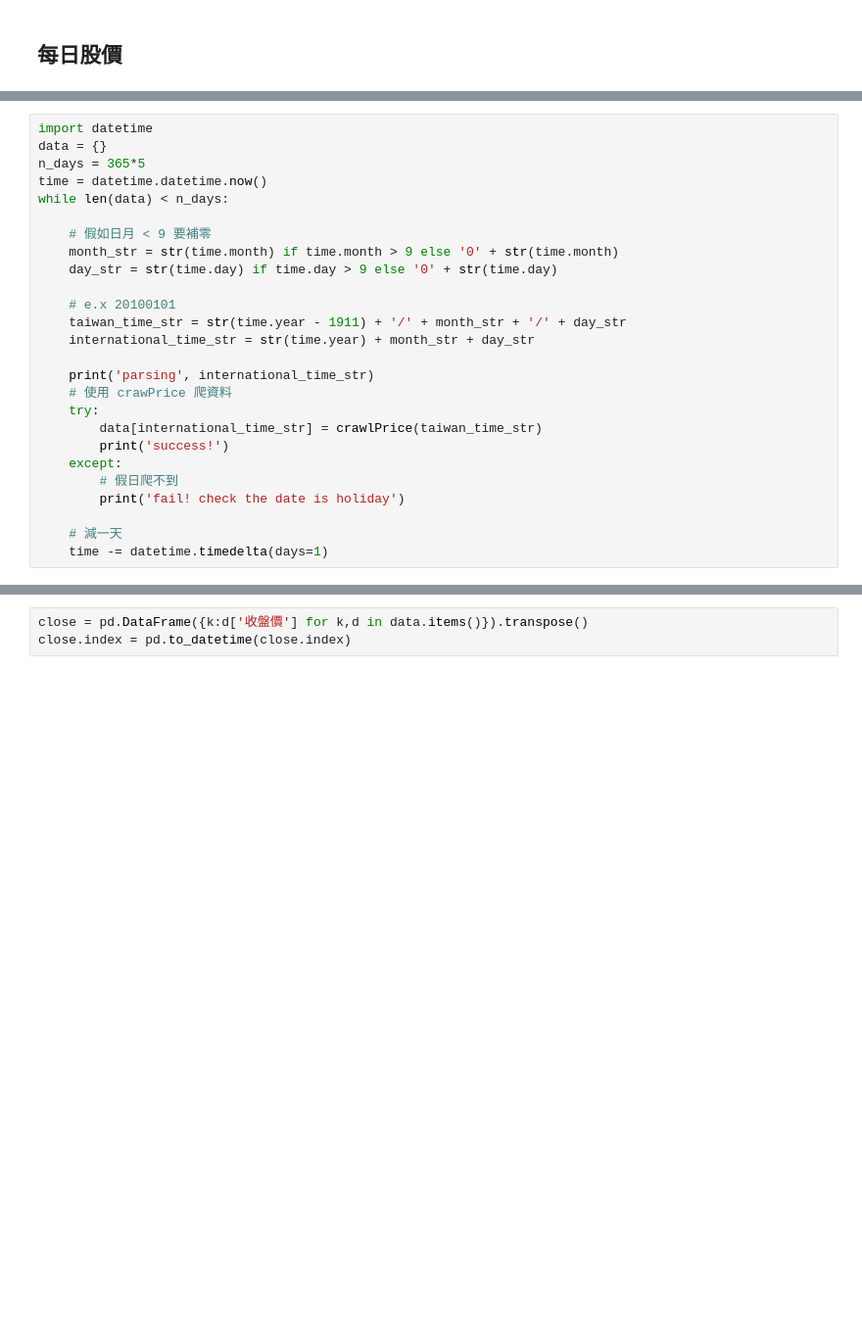
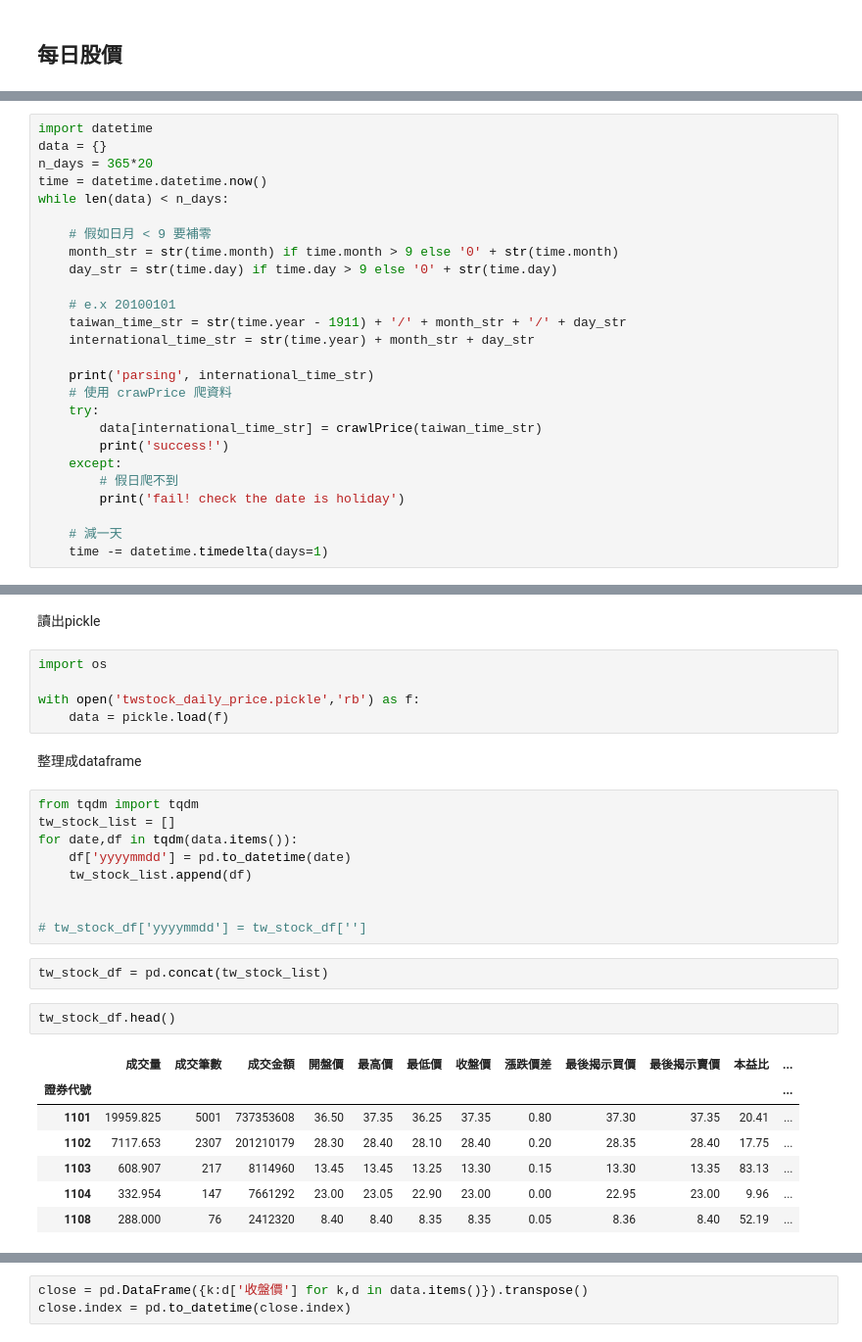
Before and after one commit to ihongChen/StockLab, a Jupyter notebook: twse_analysis.ipynb, the cells around one changed output, grey strips where cells are left out. Shown: that part at 98% size. Saved outputs shown, nothing was run; the diff lists cells and outputs as text; blank space fills up the shorter version.

```diff
--- a/twse_analysis.ipynb
+++ b/twse_analysis.ipynb
@@ -336,7 +347,7 @@ def crawlPrice(date):
 # %%
 import datetime
 data = {}
-n_days = 365*5
+n_days = 365*20
 time = datetime.datetime.now()
 while len(data) < n_days:
 
@@ -379,0 +398,30 @@ success!
+# %% [markdown]
+讀出pickle
+# %%
+import os
+
+with open('twstock_daily_price.pickle','rb') as f:
+    data = pickle.load(f)
+# %% [markdown]
+整理成dataframe
+# %%
+from tqdm import tqdm
+tw_stock_list = []
+for date,df in tqdm(data.items()):
+    df['yyyymmdd'] = pd.to_datetime(date)
+    tw_stock_list.append(df)
+
+
+# tw_stock_df['yyyymmdd'] = tw_stock_df['']
+# %%
+tw_stock_df = pd.concat(tw_stock_list)
+# %%
+tw_stock_df.head()
+# %% [output]
+|  | 成交量 | 成交筆數 | 成交金額 | 開盤價 | 最高價 | 最低價 | 收盤價 | 漲跌價差 | 最後揭示買價 | 最後揭示賣價 | 本益比 | ... |
+| 證券代號 |  |  |  |  |  |  |  |  |  |  |  | ... |
+| 1101 | 19959.825 | 5001 | 737353608 | 36.50 | 37.35 | 36.25 | 37.35 | 0.80 | 37.30 | 37.35 | 20.41 | ... |
+| 1102 | 7117.653 | 2307 | 201210179 | 28.30 | 28.40 | 28.10 | 28.40 | 0.20 | 28.35 | 28.40 | 17.75 | ... |
+| 1103 | 608.907 | 217 | 8114960 | 13.45 | 13.45 | 13.25 | 13.30 | 0.15 | 13.30 | 13.35 | 83.13 | ... |
+| 1104 | 332.954 | 147 | 7661292 | 23.00 | 23.05 | 22.90 | 23.00 | 0.00 | 22.95 | 23.00 | 9.96 | ... |
+| 1108 | 288.000 | 76 | 2412320 | 8.40 | 8.40 | 8.35 | 8.35 | 0.05 | 8.36 | 8.40 | 52.19 | ... |
```
Also changed, not shown: parts of 20 cells of this notebook, 2 other files.
